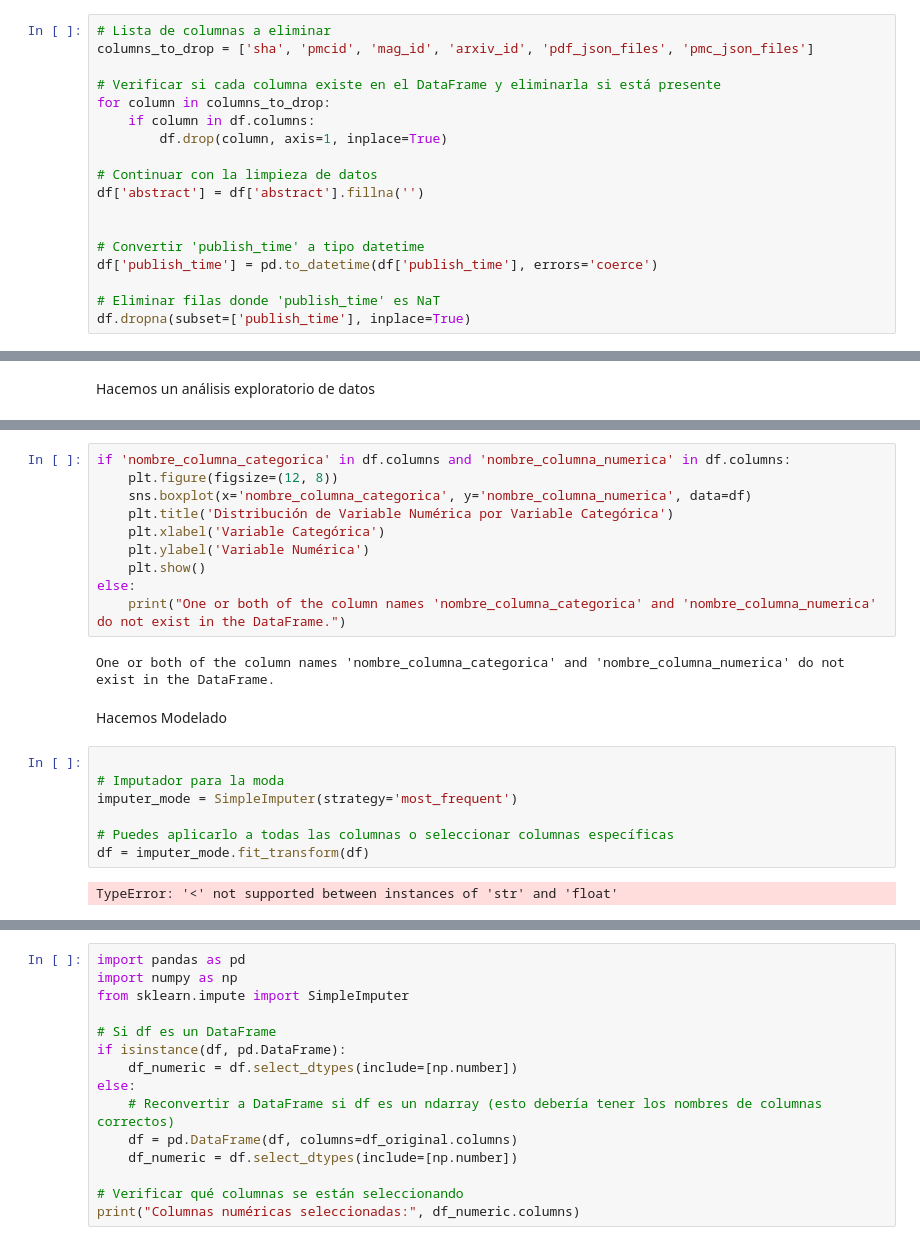
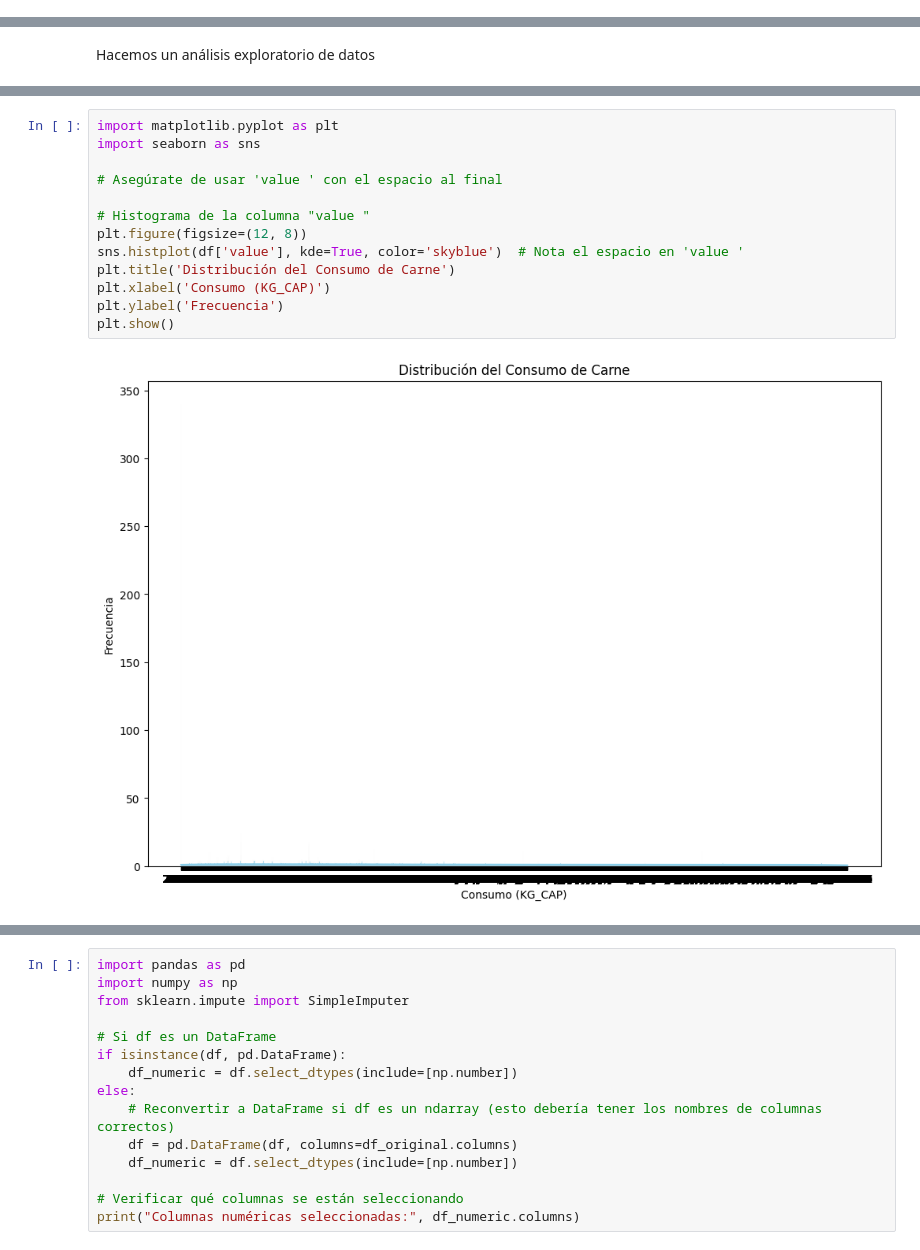
Before and after one commit to danielbolanosuax/GolesUEFA2022, a Jupyter notebook: otrodt.ipynb, the cells around one changed output, grey strips where cells are left out. Drawn from its saved outputs; the diff is of its cells as text.

```diff
--- a/otrodt.ipynb
+++ b/otrodt.ipynb
@@ -78,21 +64,3 @@ s2_id                 80192
 dtype: int64
 # %% [markdown]
 Como ya hemos hecho un análisis y sabemos la cantidad de columnas que no podemos usar, hacemos depuración.
-# %%
-# Lista de columnas a eliminar
-columns_to_drop = ['sha', 'pmcid', 'mag_id', 'arxiv_id', 'pdf_json_files', 'pmc_json_files']
-
-# Verificar si cada columna existe en el DataFrame y eliminarla si está presente
-for column in columns_to_drop:
-    if column in df.columns:
-        df.drop(column, axis=1, inplace=True)
-
-# Continuar con la limpieza de datos
-df['abstract'] = df['abstract'].fillna('')
-
-
-# Convertir 'publish_time' a tipo datetime
-df['publish_time'] = pd.to_datetime(df['publish_time'], errors='coerce')
-
-# Eliminar filas donde 'publish_time' es NaT
-df.dropna(subset=['publish_time'], inplace=True)
@@ -145,23 +101,15 @@ plt.show()
-# %%
-if 'nombre_columna_categorica' in df.columns and 'nombre_columna_numerica' in df.columns:
-    plt.figure(figsize=(12, 8))
-    sns.boxplot(x='nombre_columna_categorica', y='nombre_columna_numerica', data=df)
-    plt.title('Distribución de Variable Numérica por Variable Categórica')
-    plt.xlabel('Variable Categórica')
-    plt.ylabel('Variable Numérica')
-    plt.show()
-else:
-    print("One or both of the column names 'nombre_columna_categorica' and 'nombre_columna_numerica' do not exist in the DataFrame.")
-# %% [output]
-One or both of the column names 'nombre_columna_categorica' and 'nombre_columna_numerica' do not exist in the DataFrame.
-# %% [markdown]
-Hacemos Modelado
-# %%
-
-# Imputador para la moda
-imputer_mode = SimpleImputer(strategy='most_frequent')
-
-# Puedes aplicarlo a todas las columnas o seleccionar columnas específicas
-df = imputer_mode.fit_transform(df)
-# %% [output]
-TypeError: '<' not supported between instances of 'str' and 'float'
+# %%
+import matplotlib.pyplot as plt
+import seaborn as sns
+
+# Asegúrate de usar 'value ' con el espacio al final
+
+# Histograma de la columna "value "
+plt.figure(figsize=(12, 8))
+sns.histplot(df['value'], kde=True, color='skyblue')  # Nota el espacio en 'value '
+plt.title('Distribución del Consumo de Carne')
+plt.xlabel('Consumo (KG_CAP)')
+plt.ylabel('Frecuencia')
+plt.show()
+# %% [output]
+[figure, added]
```
Also changed, not shown: parts of 13 cells of this notebook.
